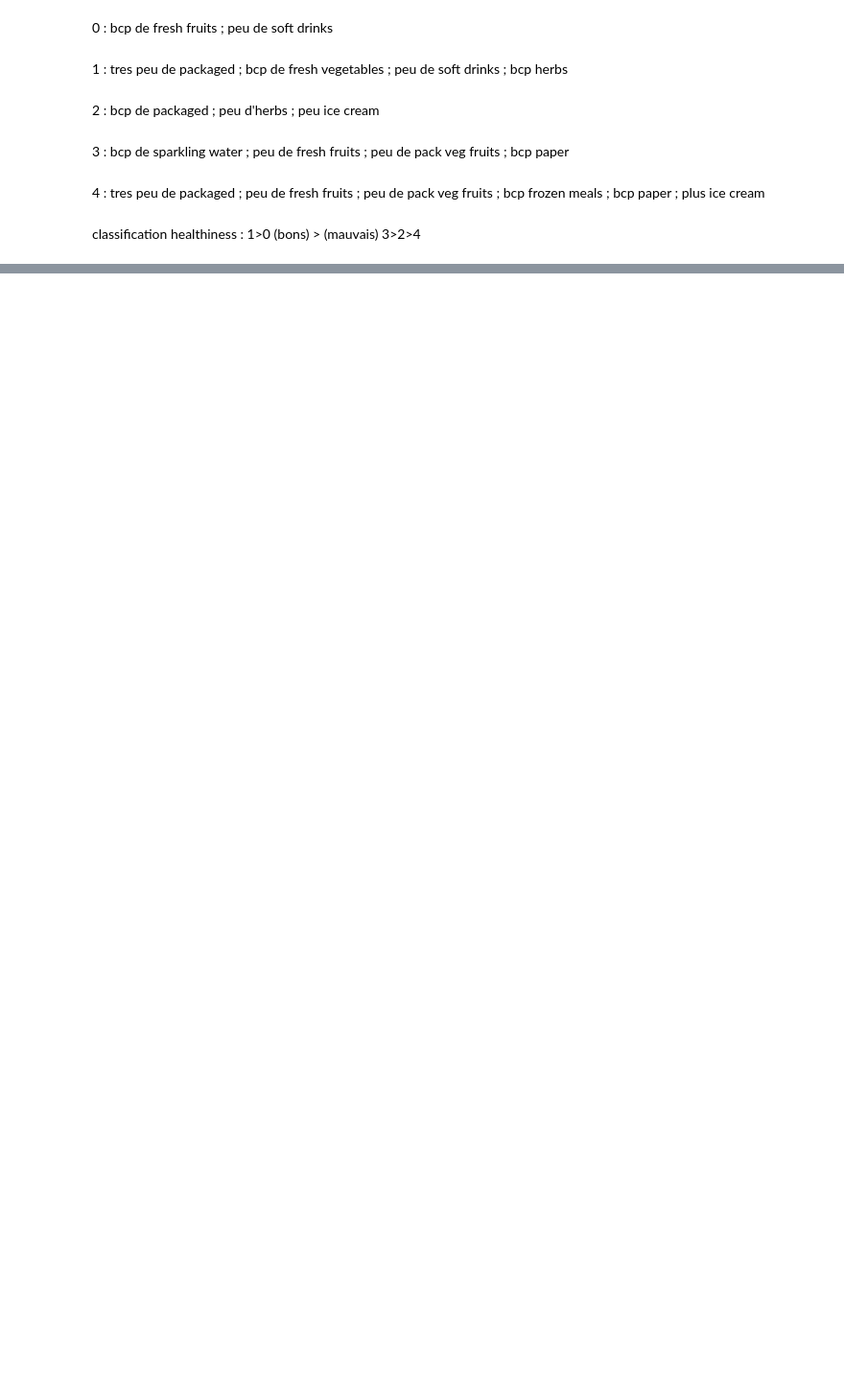
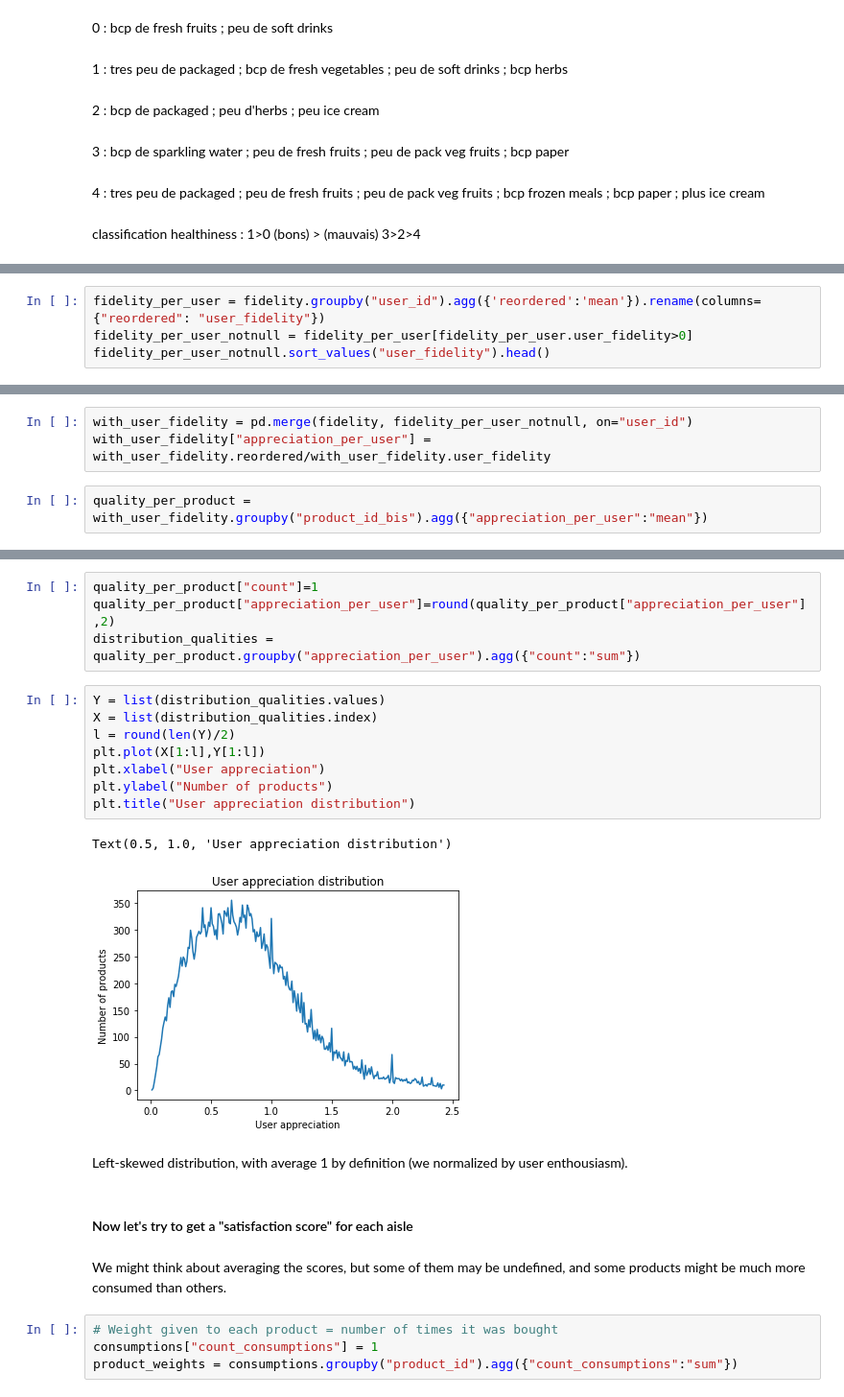
Before and after one commit to auriane81/epfl-ada-ada-2019-project-adax, a Jupyter notebook: project_Auriane2.ipynb, the cells around one changed output, grey strips where cells are left out. Shown at 96% size. Saved outputs shown, nothing was run; the diff lists cells and outputs as text; blank space fills up the shorter version.

```diff
--- a/project_Auriane2.ipynb
+++ b/project_Auriane2.ipynb
@@ -382,0 +614,4 @@ classification healthiness : 1>0 (bons)  >  (mauvais) 3>2>4
+# %%
+fidelity_per_user = fidelity.groupby("user_id").agg({'reordered':'mean'}).rename(columns={"reordered": "user_fidelity"})
+fidelity_per_user_notnull = fidelity_per_user[fidelity_per_user.user_fidelity>0]
+fidelity_per_user_notnull.sort_values("user_fidelity").head()
@@ -382,0 +642,5 @@ classification healthiness : 1>0 (bons)  >  (mauvais) 3>2>4
+# %%
+with_user_fidelity = pd.merge(fidelity, fidelity_per_user_notnull, on="user_id")
+with_user_fidelity["appreciation_per_user"] = with_user_fidelity.reordered/with_user_fidelity.user_fidelity
+# %%
+quality_per_product = with_user_fidelity.groupby("product_id_bis").agg({"appreciation_per_user":"mean"})
@@ -382,0 +657,25 @@ classification healthiness : 1>0 (bons)  >  (mauvais) 3>2>4
+# %%
+quality_per_product["count"]=1
+quality_per_product["appreciation_per_user"]=round(quality_per_product["appreciation_per_user"],2)
+distribution_qualities = quality_per_product.groupby("appreciation_per_user").agg({"count":"sum"})
+# %%
+Y = list(distribution_qualities.values)
+X = list(distribution_qualities.index)
+l = round(len(Y)/2)
+plt.plot(X[1:l],Y[1:l])
+plt.xlabel("User appreciation")
+plt.ylabel("Number of products")
+plt.title("User appreciation distribution")
+# %% [output]
+Text(0.5, 1.0, 'User appreciation distribution')
+[figure, added]
+# %% [markdown]
+Left-skewed distribution, with average 1 by definition (we normalized by user enthousiasm).
+# %% [markdown]
+#### Now let's try to get a "satisfaction score" for each aisle
+# %% [markdown]
+We might think about averaging the scores, but some of them may be undefined, and some products might be much more consumed than others.
+# %%
+# Weight given to each product = number of times it was bought
+consumptions["count_consumptions"] = 1
+product_weights = consumptions.groupby("product_id").agg({"count_consumptions":"sum"})
```
Also changed, not shown: parts of 59 cells of this notebook.
